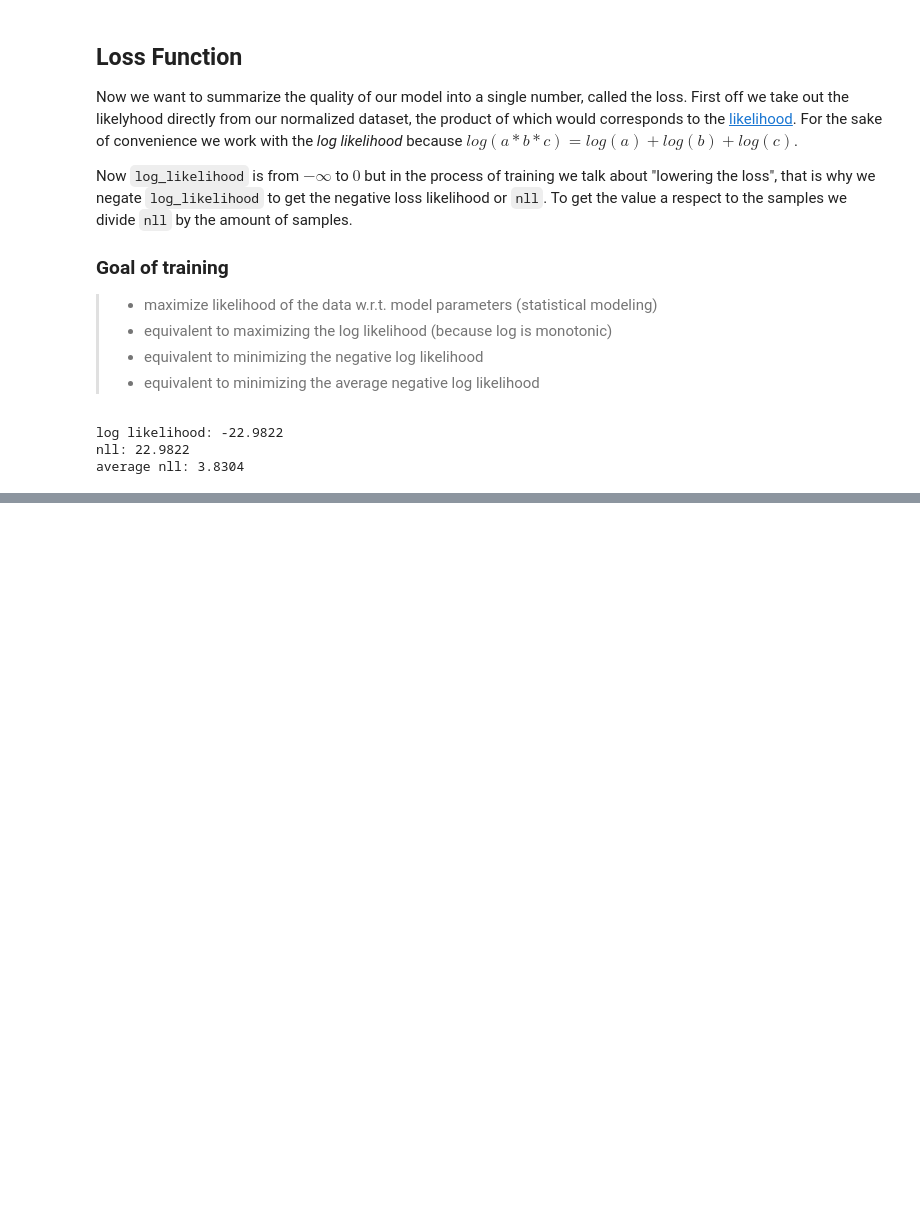
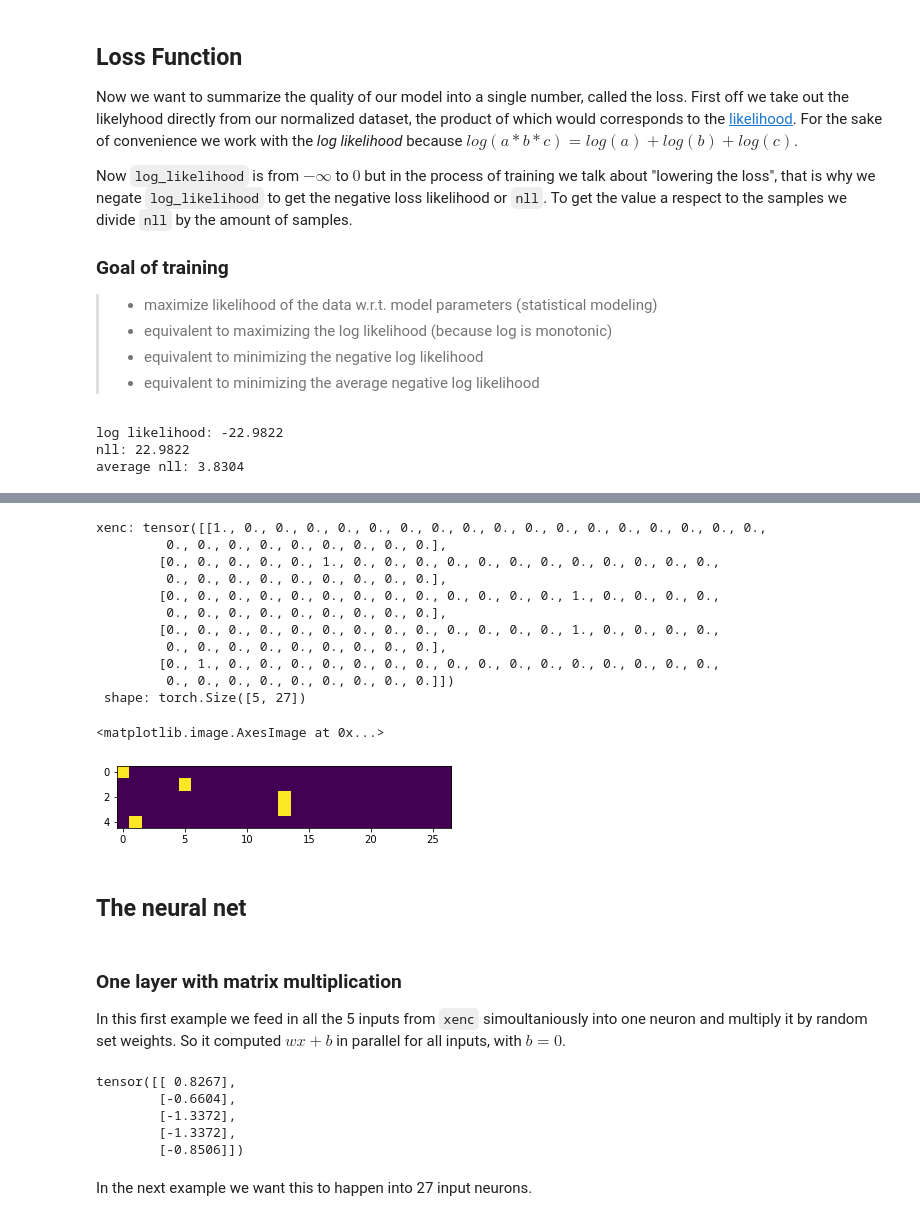
Before and after one commit to AndreasMing/Learning, a Jupyter notebook: NeuralnetsWithMakemore.ipynb, the cells around one changed output, grey strips where cells are left out. Drawn from its saved outputs; the diff is of its cells as text; code cells hidden in the pictures; blank space fills up the shorter version.

Commit message:
Added first intro to neural nets

```diff
--- a/NeuralnetsWithMakemore.ipynb
+++ b/NeuralnetsWithMakemore.ipynb
@@ -252,0 +262,14 @@ average nll: 3.8304
+# %%
+# trainingset bigram (x,y)
+xs, ys = [], []                 # inputs x and outputs y
+
+for w in words[:1]:
+    chs = ['.'] + list(w) + ['.']
+    for ch1, ch2 in zip(chs, chs[1:]):
+        ix1 = stoi[ch1]
+        ix2 = stoi[ch2]
+        xs.append(ix1)
+        ys.append(ix2)
+
+xs = torch.tensor(xs)           # convert lists to tensors
+ys = torch.tensor(ys)
@@ -252,0 +290,35 @@ average nll: 3.8304
+# %%
+xenc = F.one_hot(xs, num_classes=27).float()  # one-hot encode to !FLOAT!
+# %%
+print(f'xenc: {xenc} \n shape: {xenc.shape}')
+plt.imshow(xenc)
+# %% [output]
+xenc: tensor([[1., 0., 0., 0., 0., 0., 0., 0., 0., 0., 0., 0., 0., 0., 0., 0., 0., 0.,
+         0., 0., 0., 0., 0., 0., 0., 0., 0.],
+        [0., 0., 0., 0., 0., 1., 0., 0., 0., 0., 0., 0., 0., 0., 0., 0., 0., 0.,
+         0., 0., 0., 0., 0., 0., 0., 0., 0.],
+        [0., 0., 0., 0., 0., 0., 0., 0., 0., 0., 0., 0., 0., 1., 0., 0., 0., 0.,
+         0., 0., 0., 0., 0., 0., 0., 0., 0.],
+        [0., 0., 0., 0., 0., 0., 0., 0., 0., 0., 0., 0., 0., 1., 0., 0., 0., 0.,
+         0., 0., 0., 0., 0., 0., 0., 0., 0.],
+        [0., 1., 0., 0., 0., 0., 0., 0., 0., 0., 0., 0., 0., 0., 0., 0., 0., 0.,
+         0., 0., 0., 0., 0., 0., 0., 0., 0.]])
+ shape: torch.Size([5, 27])
+<matplotlib.image.AxesImage at 0x...>
+[figure, added]
+# %% [markdown]
+## The neural net
+# %% [markdown]
+### One layer with matrix multiplication
+In this first example we feed in all the 5 inputs from ``xenc`` simoultaniously into one neuron and multiply it by random set weights. So it computed $wx+b$ in parallel for all inputs, with $b=0$.
+# %%
+W = torch.randn((27, 1))  # random weights according to normal distribution (Gaussche Glockenkurve)
+xenc @ W                  # matrix multiplication w*x # (5, 27) @ (27, 1) -> (5, 1)
+# %% [output]
+tensor([[ 0.8267],
+        [-0.6604],
+        [-1.3372],
+        [-1.3372],
+        [-0.8506]])
+# %% [markdown]
+In the next example we want this to happen into 27 input neurons.
```
Also changed, not shown: parts of 10 cells of this notebook.
